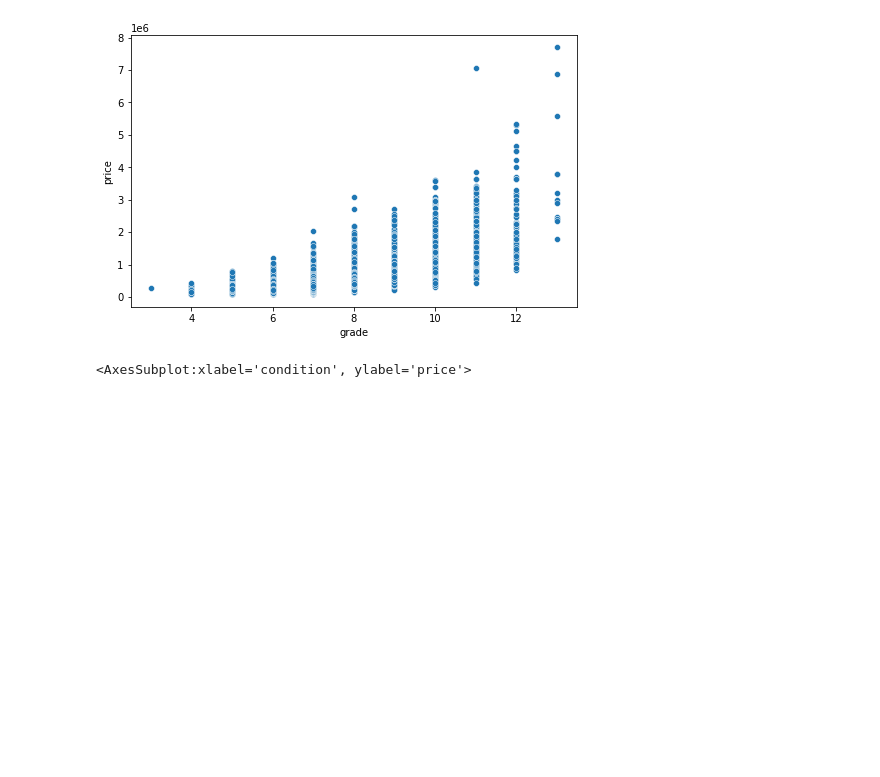
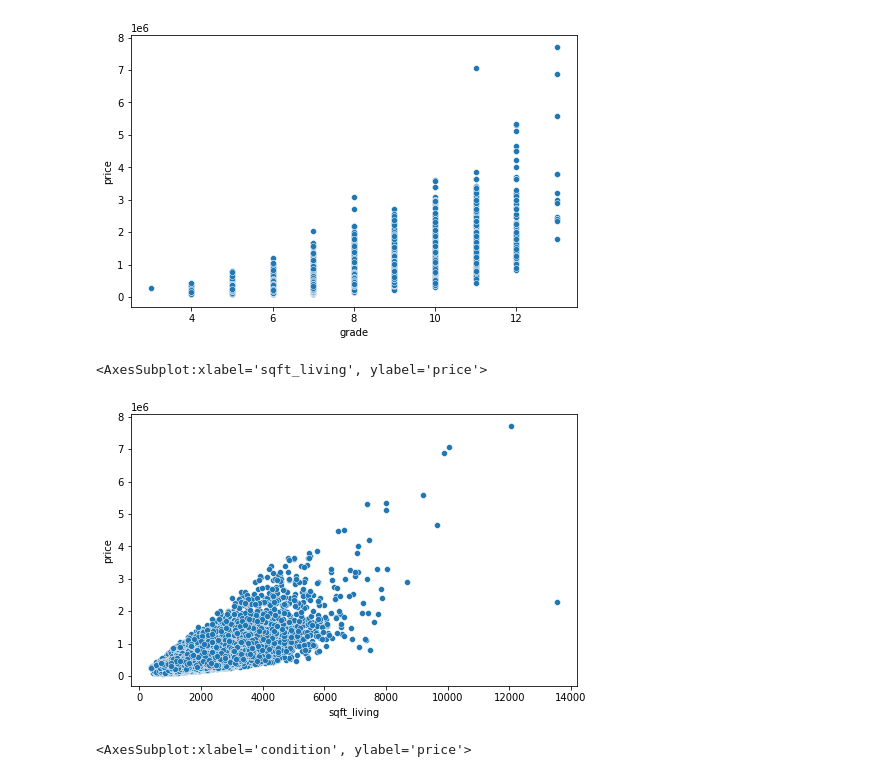
Before and after one commit to Leee-P/EDA_project, a Jupyter notebook: EDA_project_2.ipynb, the cells around one changed output. Drawn from its saved outputs; the diff is of its cells as text; code cells hidden in the pictures; blank space fills up the shorter version.

```diff
--- a/EDA_project_2.ipynb
+++ b/EDA_project_2.ipynb
@@ -111,6 +112,12 @@ sns.scatterplot(x=df['grade'],y=df['price'])
 # %% [output]
 <AxesSubplot:xlabel='grade', ylabel='price'>
 [figure]
+# %%
+#Plot: Correlation between price and size of living space
+sns.scatterplot(x=df['sqft_living'],y=df['price'])
+# %% [output]
+<AxesSubplot:xlabel='sqft_living', ylabel='price'>
+[figure, added]
 # %%
 #Plot: Correlation between price and condition
 sns.scatterplot(x=df['condition'],y=df['price'])
```
Also changed, not shown: parts of 5 cells of this notebook, 3 other files.
